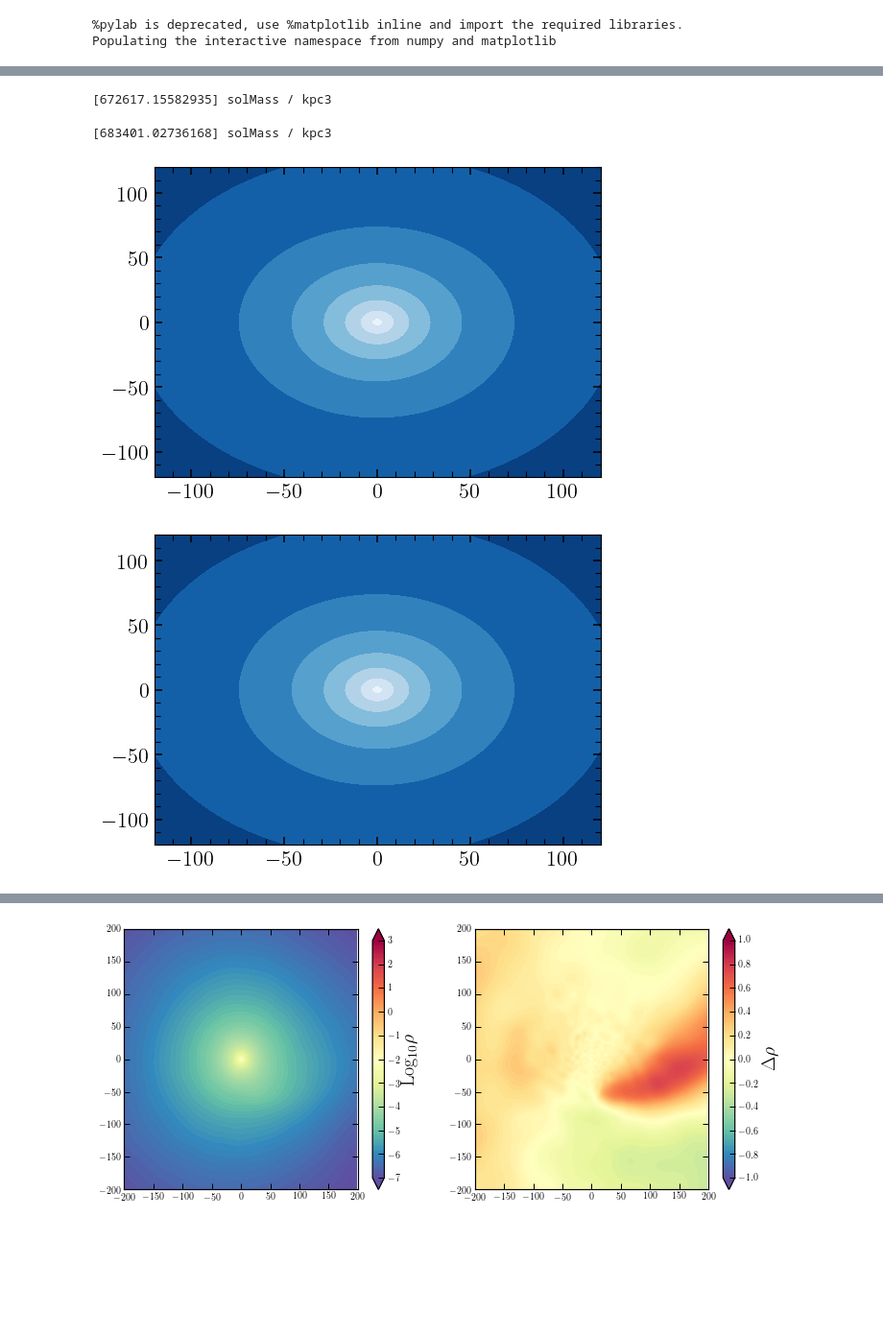
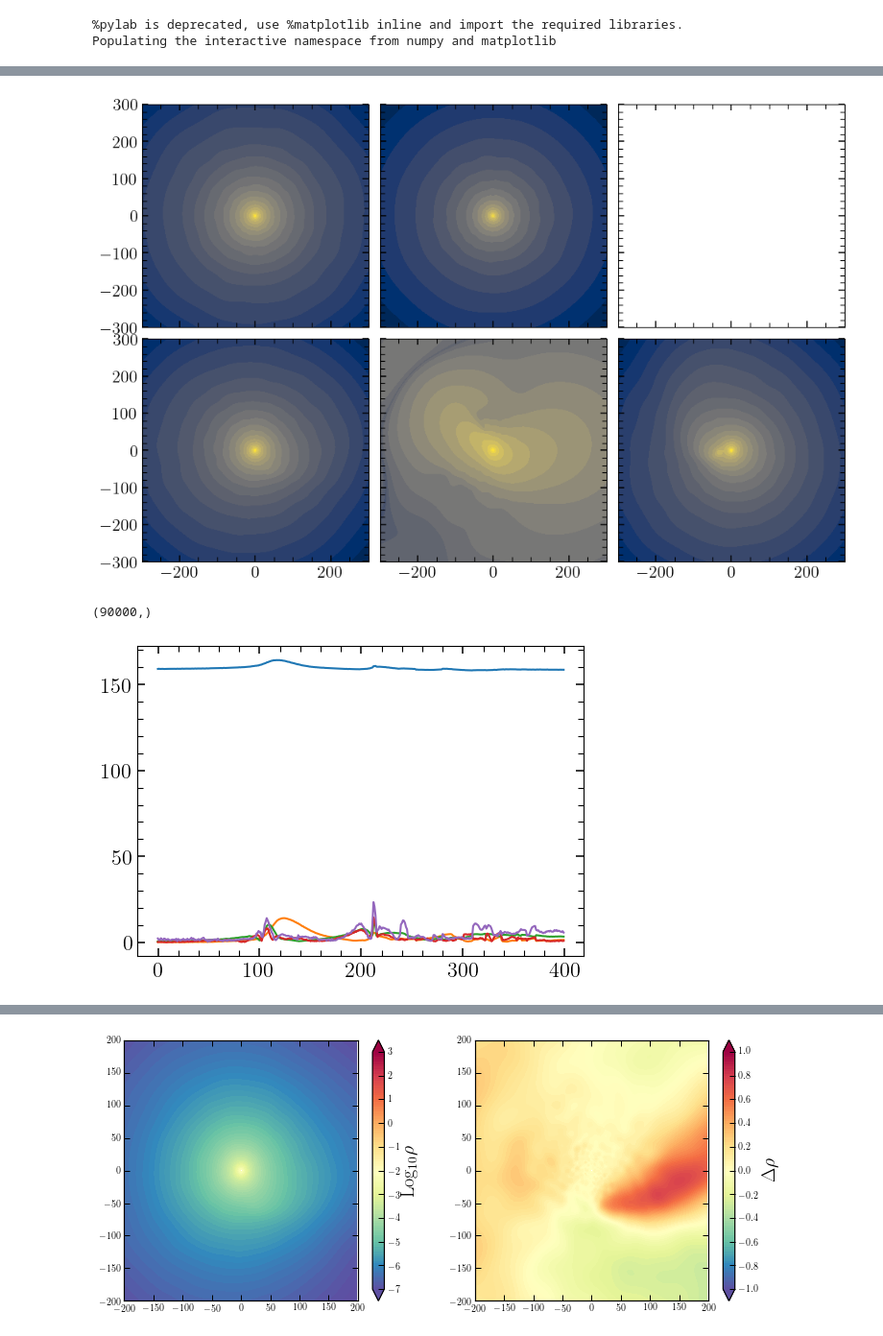
Before and after one commit to jngaravitoc/time-dependent-BFE, a Jupyter notebook: scripts/check_expansion/check_gala_GC23_expansion.ipynb, the cells around one changed output, grey strips where cells are left out. Shown: that part at 96% size. Cells and saved outputs as stored; diff of their text form; code cells hidden in the pictures; blank space fills up the shorter version.

```diff
--- a/scripts/check_expansion/check_gala_GC23_expansion.ipynb
+++ b/scripts/check_expansion/check_gala_GC23_expansion.ipynb
@@ -97,5 +136,12 @@ gp.scf.SCFInterpolatedPotential?
 # %%
-pot_scf = gp.scf.SCFInterpolatedPotential(m=1E10*u.Msun, r_s=40.85*u.kpc, tj = np.arange(0, 8, 0.02)*u.Gyr,
+mwlmc_pot = gp.CCompositePotential()
+
+mwlmc_pot['mw'] = gp.scf.SCFInterpolatedPotential(m=1E10*u.Msun, r_s=40.85*u.kpc, tj = np.arange(0, 8, 0.02)*u.Gyr,
                           Sjnlm=mwlmc5_coeff[0][:,0,:,:,:], Tjnlm=mwlmc5_coeff[0][:,1,:,:,:],
                           com_xj = mwlmc5_rcom[0]*u.kpc, com_vj=np.zeros((400, 3))*u.km/u.s,
-                          units=[u.kpc, u.Gyr, u.Msun, u.radian])
+                          units=[u.kpc, u.Gyr, u.Msun, u.radian], origin=[0.0, 0.0, 0.0])
+
+mwlmc_pot['lmc'] = gp.scf.SCFInterpolatedPotential(m=1E10*u.Msun, r_s=20.4*u.kpc, tj = np.arange(0, 8, 0.02)*u.Gyr,
+                          Sjnlm=mwlmc5_coeff[1][:,0,:,:,:], Tjnlm=mwlmc5_coeff[1][:,1,:,:,:],
+                          com_xj = mwlmc5_rcom[1]*u.kpc, com_vj=np.zeros((400, 3))*u.km/u.s,
+                          units=[u.kpc, u.Gyr, u.Msun, u.radian], origin=mwlmc5_rcom[1][110])
@@ -104,15 +147,0 @@ pot_scf.density
-# %%
-pot_slice = pot_scf.density([20, 20, 20], t=0.0)
-print(pot_slice)
-# %% [output]
-[672617.15582935] solMass / kpc3
-# %%
-pot_slice = pot_scf.density([20, 20, 20], t=4.0)
-print(pot_slice)
-# %% [output]
-[683401.02736168] solMass / kpc3
-# %%
-pot_scf.plot_contours((0, grid, grid), t=0.0)
-# %% [output]
-[figure, removed]
-[figure, removed]
@@ -144,0 +148,20 @@ axes[1][1].set_ylabel('$z$')
+# %%
+mwlmc_slice_t = mwlmc_pot.density([np.zeros_like(y_grid.flatten()), y_grid.flatten(), z_grid.flatten()], t=2.2)
+# %%
+fig, ax = plt.subplots(2, 3, figsize=(10, 6.5), sharey=True, sharex=True)
+ax[0][0].contourf(y_grid, z_grid, np.log10(np.abs(pot_slice.reshape(300, 300).value)), 20, cmap='cividis', origin='lower')
+ax[1][0].contourf(y_grid, z_grid, np.log10(np.abs(pot_slice_t.reshape(300, 300).value)), 20, cmap='cividis', origin='lower')
+
+
+ax[0][1].contourf(y_grid, z_grid, np.log10(np.abs(sat_slice.reshape(300, 300).value)), 20, cmap='cividis', origin='lower')
+ax[1][1].contourf(y_grid, z_grid, np.log10(np.abs(sat_slice_t.reshape(300, 300).value)), 20, cmap='cividis', origin='lower')
+
+ax[1][2].contourf(y_grid, z_grid, np.log10(np.abs(mwlmc_slice_t.reshape(300, 300).value)).T, 20, cmap='cividis')
+
+plt.tight_layout()
+# %% [output]
+[figure, added]
+# %%
+np.shape(norm(mwlmc_a_slice_t, axis=0))
+# %% [output]
+(90000,)
@@ -144,0 +170,5 @@ axes[1][1].set_ylabel('$z$')
+# %%
+for i in range(5):
+    plt.plot(np.sum(power[:, :, i, 0], axis=1))
+# %% [output]
+[figure, added]
```
Also changed, not shown: parts of 25 cells of this notebook, 2 other files.
